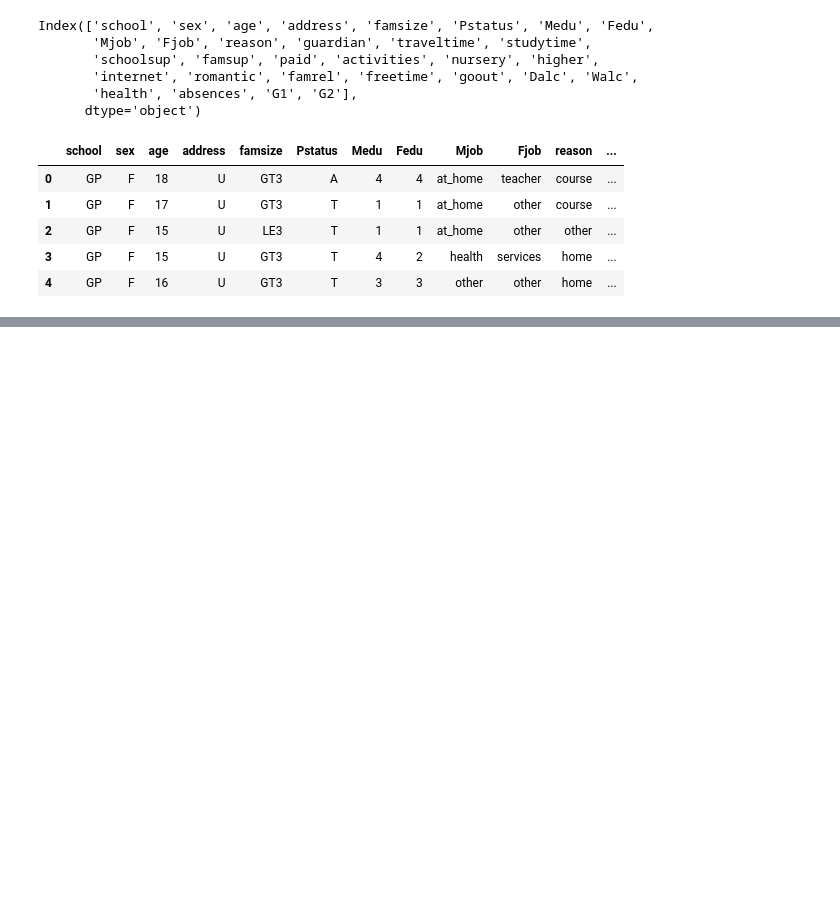
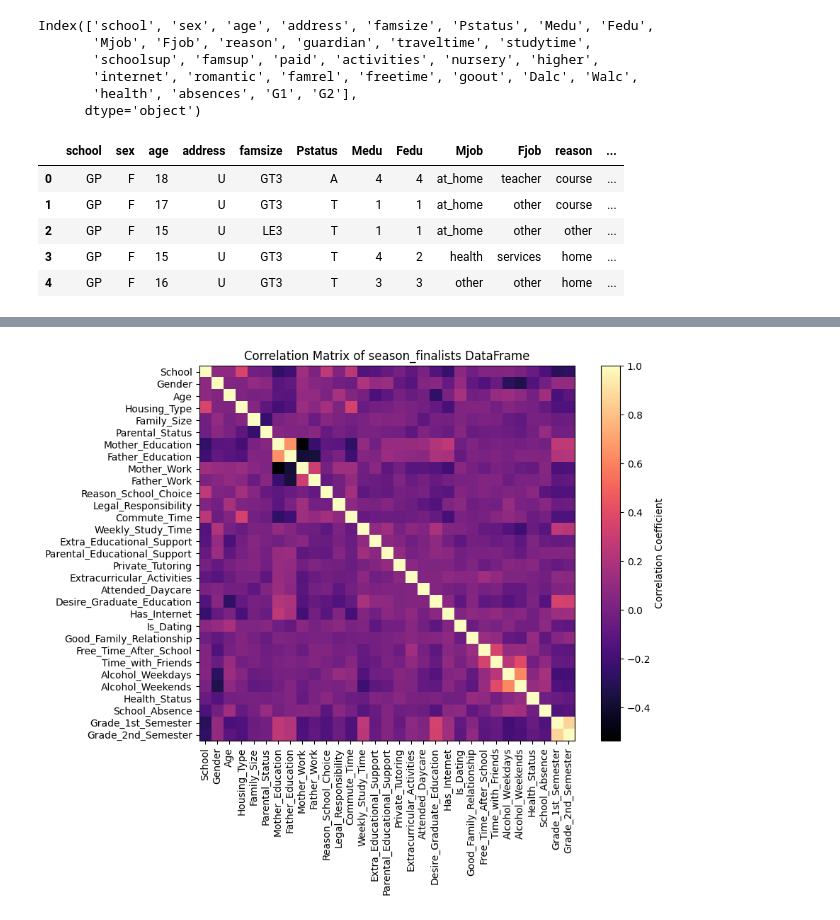
Before and after one commit to cmcswain/dfproj-fa24, a Jupyter notebook: dfproject.ipynb, the cells around one changed output, grey strips where cells are left out. Cells and saved outputs as stored; diff of their text form; code cells hidden in the pictures; blank space fills up the shorter version.

```diff
--- a/dfproject.ipynb
+++ b/dfproject.ipynb
@@ -7,6 +7,7 @@ from sklearn.cluster import KMeans
 from sklearn.metrics import silhouette_samples, silhouette_score
 # %%
 student = pd.read_csv('/workspaces/dfproj-fa24/student-lpor.csv')
+student_numerical = pd.read_csv('/workspaces/dfproj-fa24/en_lpor_classification.csv')
 # %% [markdown]
 Step 1: EDA
 # %%
@@ -42,0 +41,12 @@ student.describe()
+# %%
+correlation_matrix = student_numerical.corr()
+plt.figure(figsize=(10, 8))
+plt.imshow(correlation_matrix, cmap='magma', interpolation='nearest')
+plt.colorbar(label='Correlation Coefficient')
+plt.title('Correlation Matrix of season_finalists DataFrame')
+plt.xticks(range(len(correlation_matrix.columns)), correlation_matrix.columns, rotation=90)
+plt.yticks(range(len(correlation_matrix.columns)), correlation_matrix.columns)
+plt.tight_layout()
+plt.show()
+# %% [output]
+[figure, added]
```
Also changed, not shown: parts of 5 cells of this notebook.
